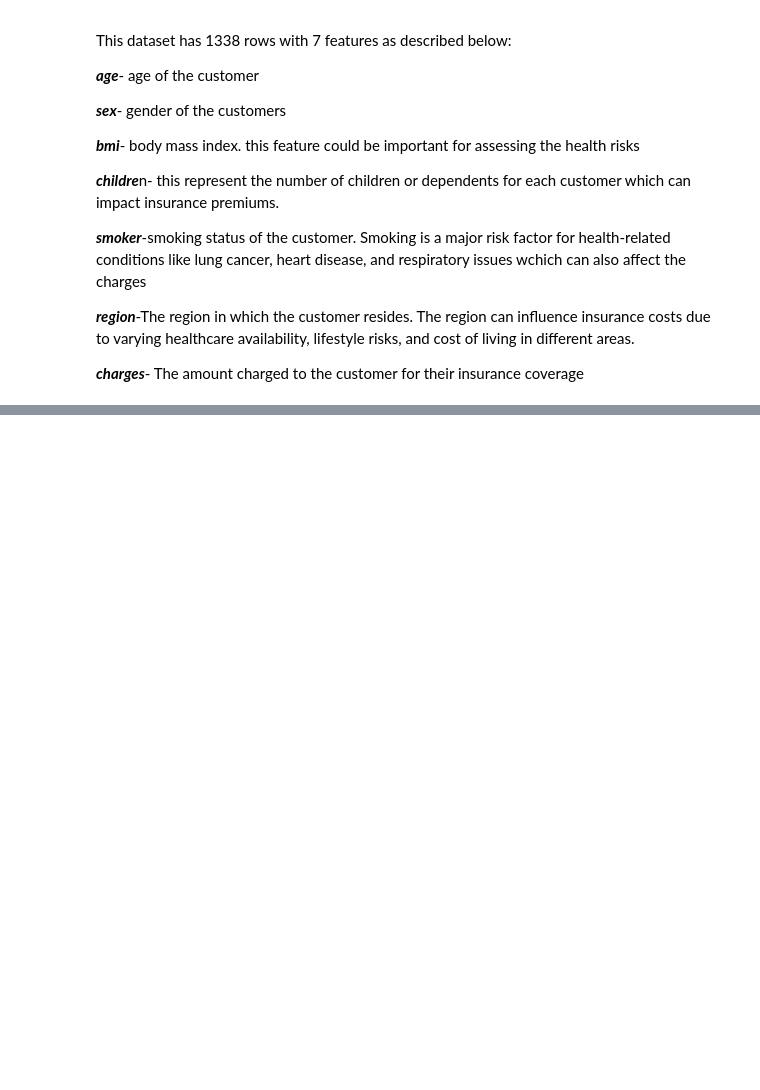
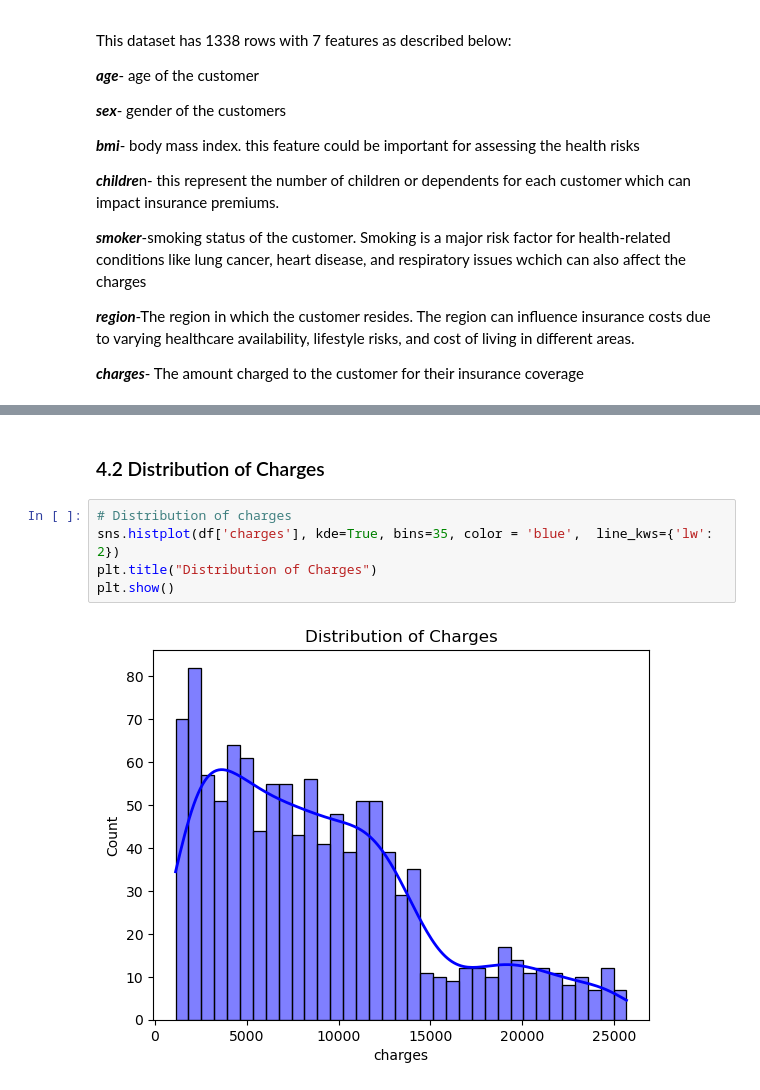
Before and after one commit to James-Kosgei/Phase-4-Project-, a Jupyter notebook: idex.ipynb, the cells around one changed output, grey strips where cells are left out. Drawn from its saved outputs; the diff is of its cells as text; blank space fills up the shorter version.

```diff
--- a/idex.ipynb
+++ b/idex.ipynb
@@ -74,0 +240,9 @@ dtype: int64
+# %% [markdown]
+### 4.2 Distribution of Charges
+# %%
+# Distribution of charges
+sns.histplot(df['charges'], kde=True, bins=35, color = 'blue',  line_kws={'lw': 2})
+plt.title("Distribution of Charges")
+plt.show()
+# %% [output]
+[figure, added]
```
Also changed, not shown: parts of 30 cells of this notebook.
